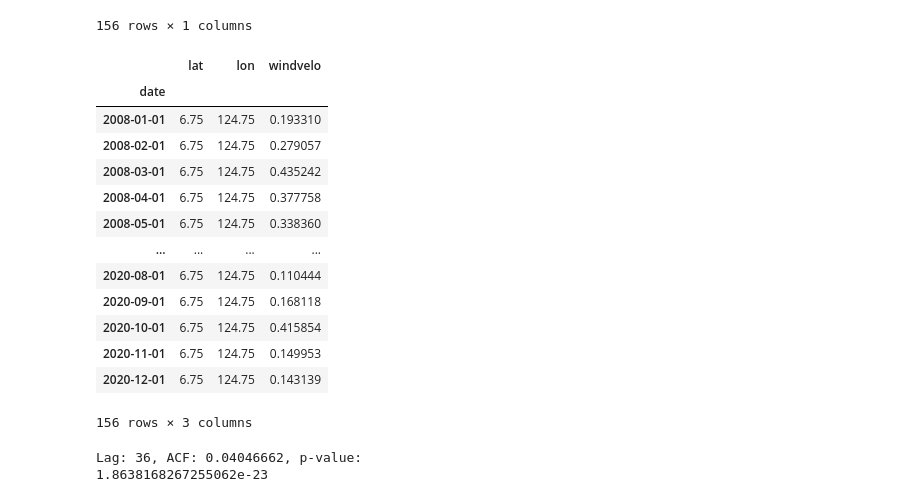
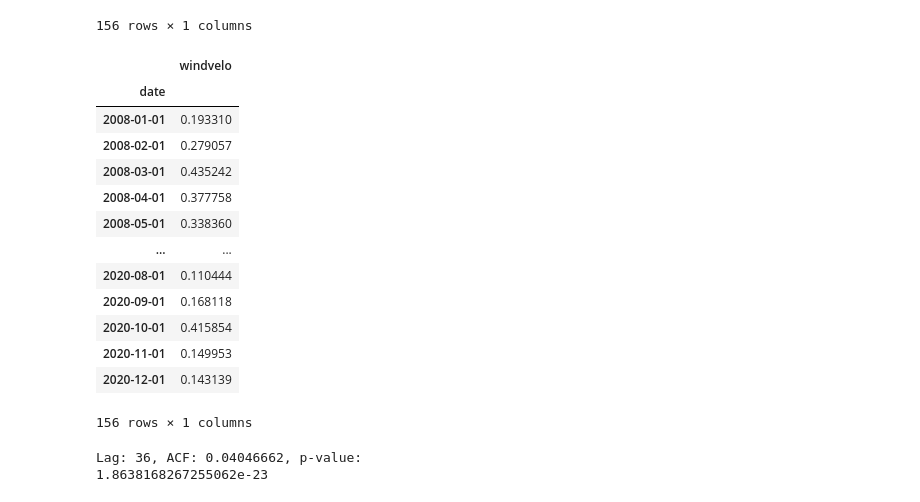
Before and after one commit to janpasia/eskwelabs-capstone, a Jupyter notebook: 04_eda_time_series_fitting.ipynb, the cells around one changed output. Cells and saved outputs as stored; diff of their text form; code cells hidden in the pictures.

```diff
--- a/04_eda_time_series_fitting.ipynb
+++ b/04_eda_time_series_fitting.ipynb
@@ -59,23 +59,25 @@ maxv_df
 # %%
 # Somewhere in Davao
 minv_df = df[(df.lon == 124.75) \
-             & (df.lat == 6.75)].set_index("date", drop=True)
+             & (df.lat == 6.75)] \
+            .set_index("date", drop=True) \
+            .drop(columns=["lat", "lon"])
 minv_df
 # %% [output]
-|  | lat | lon | windvelo |
-| date |  |  |  |
-| 2008-01-01 | 6.75 | 124.75 | 0.193310 |
-| 2008-02-01 | 6.75 | 124.75 | 0.279057 |
-| 2008-03-01 | 6.75 | 124.75 | 0.435242 |
-| 2008-04-01 | 6.75 | 124.75 | 0.377758 |
-| 2008-05-01 | 6.75 | 124.75 | 0.338360 |
-| ... | ... | ... | ... |
-| 2020-08-01 | 6.75 | 124.75 | 0.110444 |
-| 2020-09-01 | 6.75 | 124.75 | 0.168118 |
-| 2020-10-01 | 6.75 | 124.75 | 0.415854 |
-| 2020-11-01 | 6.75 | 124.75 | 0.149953 |
-| 2020-12-01 | 6.75 | 124.75 | 0.143139 |
+|  | windvelo |
+| date |  |
+| 2008-01-01 | 0.193310 |
+| 2008-02-01 | 0.279057 |
+| 2008-03-01 | 0.435242 |
+| 2008-04-01 | 0.377758 |
+| 2008-05-01 | 0.338360 |
+| ... | ... |
+| 2020-08-01 | 0.110444 |
+| 2020-09-01 | 0.168118 |
+| 2020-10-01 | 0.415854 |
+| 2020-11-01 | 0.149953 |
+| 2020-12-01 | 0.143139 |
-156 rows × 3 columns
+156 rows × 1 columns
 # %%
 def convert_to_dict(lst):
     res_dct = {i+1: lst[i] for i in range(0, len(lst))}
```
Also changed, not shown: parts of 66 cells of this notebook.
